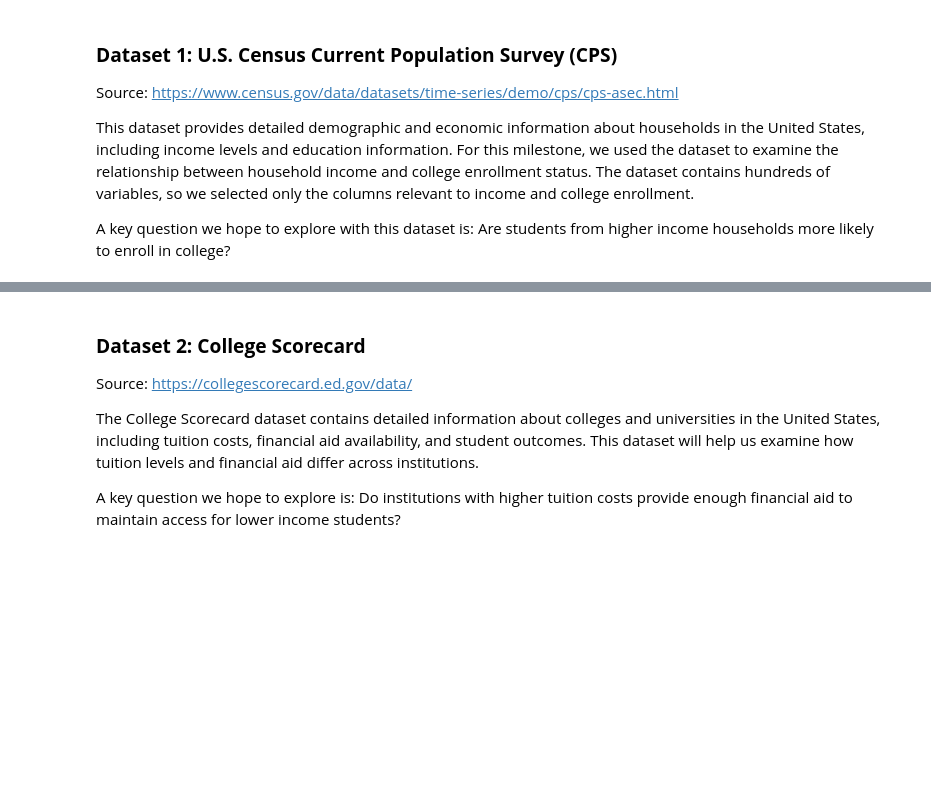
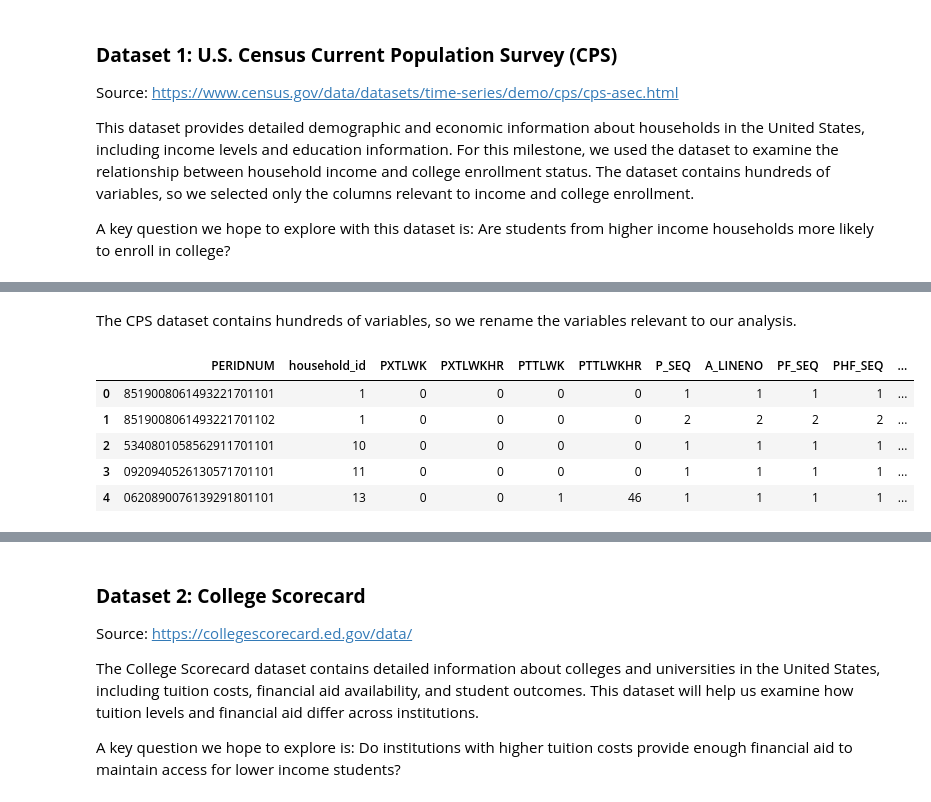
Before and after one commit to oliviatawakol/julieandliv, a Jupyter notebook: julieandliv.ipynb, the cells around one changed output, grey strips where cells are left out. Cells and saved outputs as stored; diff of their text form; code cells hidden in the pictures; blank space fills up the shorter version.

```diff
--- a/julieandliv.ipynb
+++ b/julieandliv.ipynb
@@ -56,0 +66,16 @@ FileNotFoundError: [Errno 2] No such file or directory: 'uscensus.csv'
+# %% [markdown]
+The CPS dataset contains hundreds of variables, so we rename the variables relevant to our analysis.
+# %%
+# Rename important columns for clarity
+income_gap_df = income_gap_df.rename(columns={
+    'PTOT_R': 'total_income_bracket',   # household income bracket
+    'A_HSCOL': 'enrollment_status',     # school enrollment status
+    'PH_SEQ': 'household_id'
+})
+# %% [output]
+|  | PERIDNUM | household_id | PXTLWK | PXTLWKHR | PTTLWK | PTTLWKHR | P_SEQ | A_LINENO | PF_SEQ | PHF_SEQ | ... |
+| 0 | 8519008061493221701101 | 1 | 0 | 0 | 0 | 0 | 1 | 1 | 1 | 1 | ... |
+| 1 | 8519008061493221701102 | 1 | 0 | 0 | 0 | 0 | 2 | 2 | 2 | 2 | ... |
+| 2 | 5340801058562911701101 | 10 | 0 | 0 | 0 | 0 | 1 | 1 | 1 | 1 | ... |
+| 3 | 0920940526130571701101 | 11 | 0 | 0 | 0 | 0 | 1 | 1 | 1 | 1 | ... |
+| 4 | 0620890076139291801101 | 13 | 0 | 0 | 1 | 46 | 1 | 1 | 1 | 1 | ... |
```
Also changed, not shown: parts of 20 cells of this notebook.
